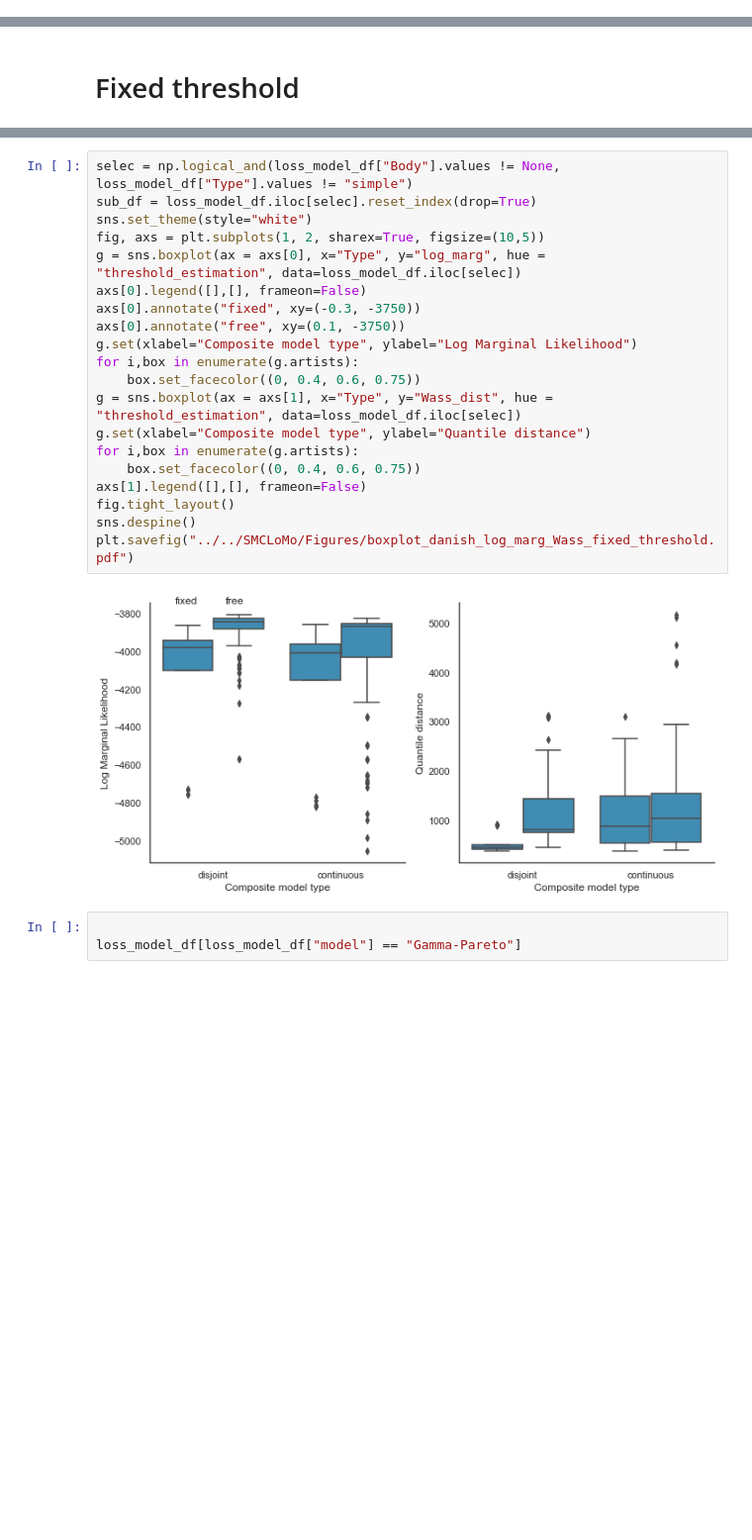
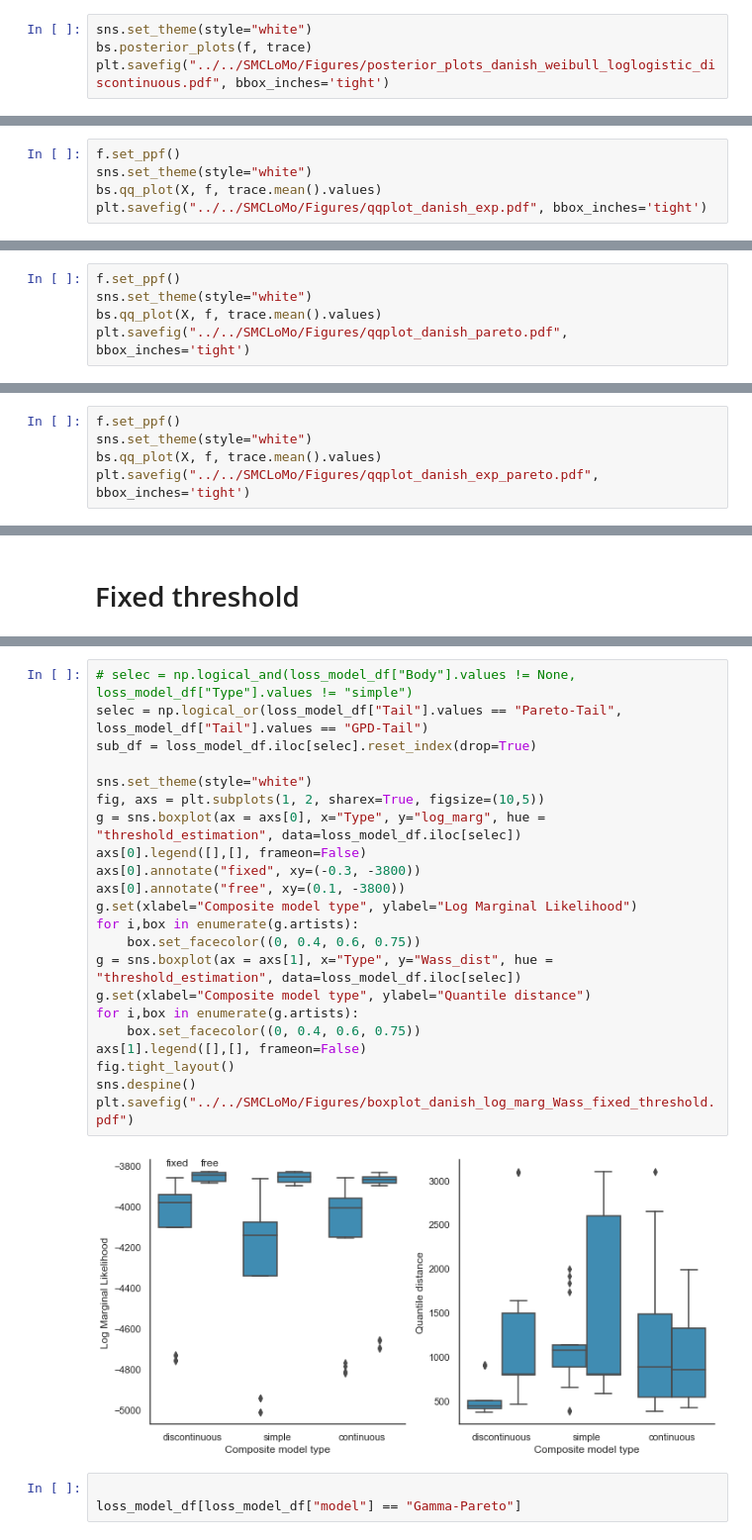
Before and after one commit to LaGauffre/SMCCompoMo, a Jupyter notebook: Notebooks/danish_fire_insurance.ipynb, the cells around one changed output, grey strips where cells are left out. Shown: that part at 99% size. Cells and saved outputs as stored; diff of their text form; blank space fills up the shorter version.

Commit message:
Edit on danish notebook

```diff
--- a/Notebooks/danish_fire_insurance.ipynb
+++ b/Notebooks/danish_fire_insurance.ipynb
@@ -150,0 +218,4 @@ for compo_model_type in compo_model_types:
+# %%
+sns.set_theme(style="white")
+bs.posterior_plots(f, trace)
+plt.savefig("../../SMCLoMo/Figures/posterior_plots_danish_weibull_loglogistic_discontinuous.pdf", bbox_inches='tight')
@@ -150,0 +241,5 @@ for compo_model_type in compo_model_types:
+# %%
+f.set_ppf()
+sns.set_theme(style="white")
+bs.qq_plot(X, f, trace.mean().values)
+plt.savefig("../../SMCLoMo/Figures/qqplot_danish_exp.pdf", bbox_inches='tight')
@@ -150,0 +263,5 @@ for compo_model_type in compo_model_types:
+# %%
+f.set_ppf()
+sns.set_theme(style="white")
+bs.qq_plot(X, f, trace.mean().values)
+plt.savefig("../../SMCLoMo/Figures/qqplot_danish_pareto.pdf", bbox_inches='tight')
@@ -150,0 +292,5 @@ for compo_model_type in compo_model_types:
+# %%
+f.set_ppf()
+sns.set_theme(style="white")
+bs.qq_plot(X, f, trace.mean().values)
+plt.savefig("../../SMCLoMo/Figures/qqplot_danish_exp_pareto.pdf", bbox_inches='tight')
@@ -168,27 +322,29 @@ for compo_model_type in compo_model_types:
 [figure]
 [figure]
 # %%
-selec = np.logical_and(loss_model_df["Body"].values != None, loss_model_df["Type"].values != "simple")
+# selec = np.logical_and(loss_model_df["Body"].values != None, loss_model_df["Type"].values != "simple")
+selec = np.logical_or(loss_model_df["Tail"].values == "Pareto-Tail", loss_model_df["Tail"].values == "GPD-Tail")
 sub_df = loss_model_df.iloc[selec].reset_index(drop=True)
+
 sns.set_theme(style="white")
 fig, axs = plt.subplots(1, 2, sharex=True, figsize=(10,5))
 g = sns.boxplot(ax = axs[0], x="Type", y="log_marg", hue = "threshold_estimation", data=loss_model_df.iloc[selec])
 axs[0].legend([],[], frameon=False)
-axs[0].annotate("fixed", xy=(-0.3, -3750))
-axs[0].annotate("free", xy=(0.1, -3750))
+axs[0].annotate("fixed", xy=(-0.3, -3800))
+axs[0].annotate("free", xy=(0.1, -3800))
 g.set(xlabel="Composite model type", ylabel="Log Marginal Likelihood")
 for i,box in enumerate(g.artists):
     box.set_facecolor((0, 0.4, 0.6, 0.75))
 g = sns.boxplot(ax = axs[1], x="Type", y="Wass_dist", hue = "threshold_estimation", data=loss_model_df.iloc[selec])
 g.set(xlabel="Composite model type", ylabel="Quantile distance")
 for i,box in enumerate(g.artists):
     box.set_facecolor((0, 0.4, 0.6, 0.75))
 axs[1].legend([],[], frameon=False)
 fig.tight_layout()
 sns.despine()
 plt.savefig("../../SMCLoMo/Figures/boxplot_danish_log_marg_Wass_fixed_threshold.pdf")
 # %% [output]
-[figure, old version]
+[figure, new version]
 # %%
 
 loss_model_df[loss_model_df["model"] == "Gamma-Pareto"]
```
Also changed, not shown: parts of 19 cells of this notebook, 3 other files.
